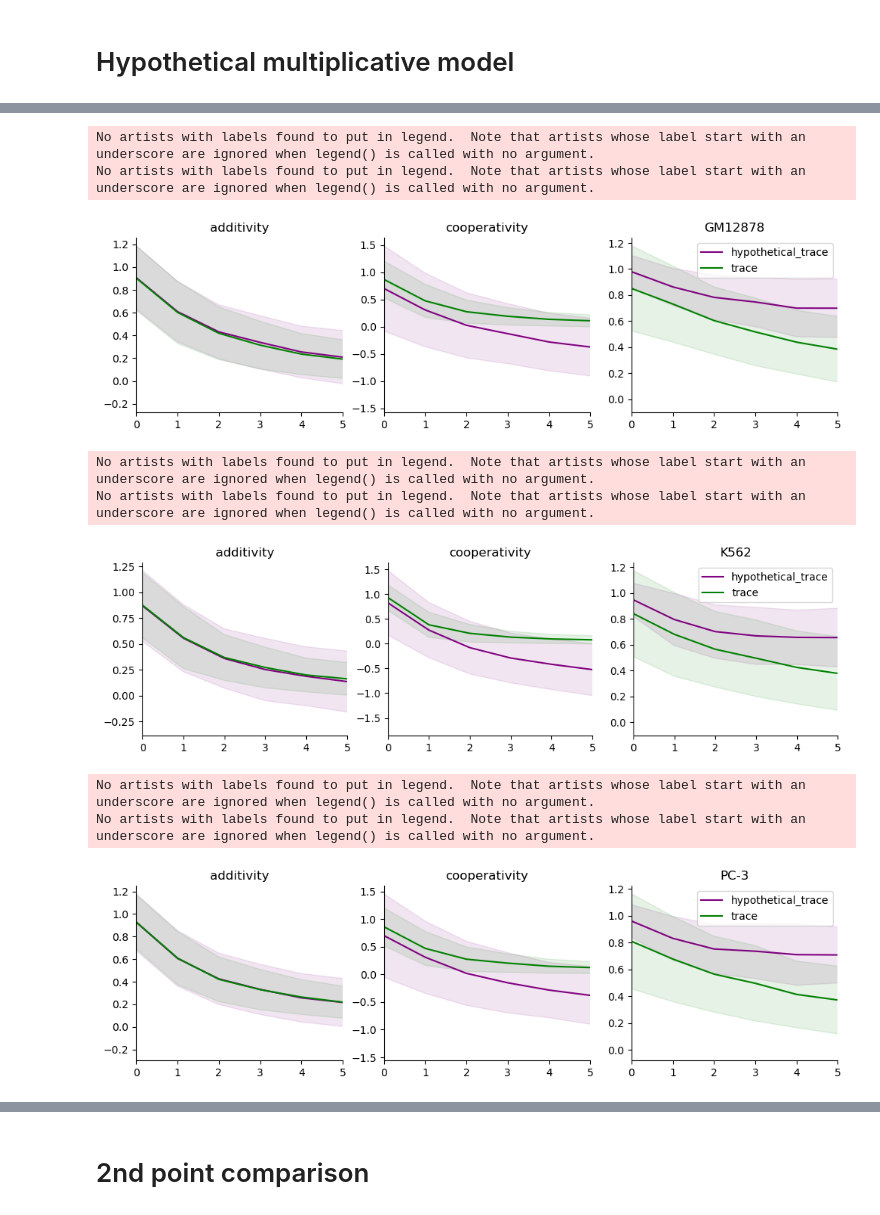
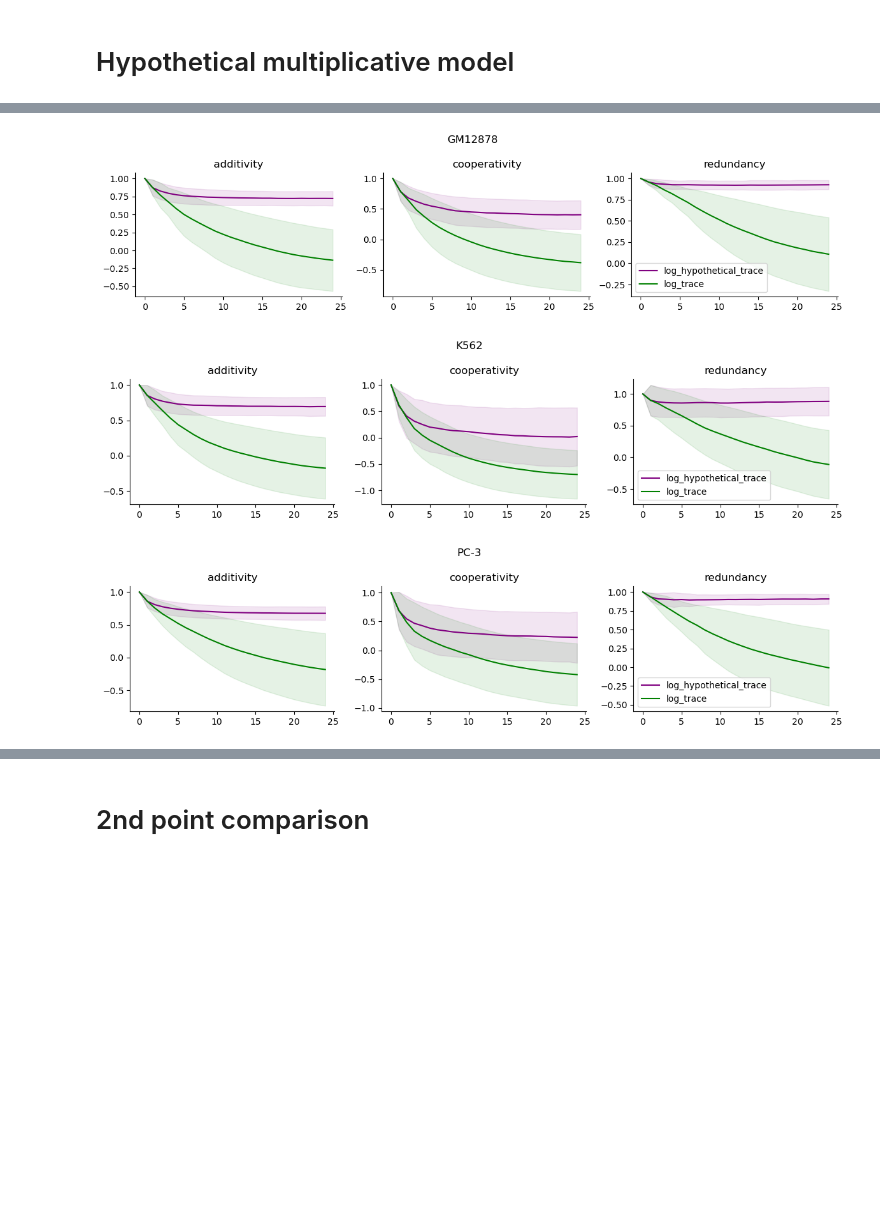
Before and after one commit to p-koo/creme-nn, a Jupyter notebook: figures/enhancer_greedy_search.ipynb, the cells around one changed output, grey strips where cells are left out. Drawn from its saved outputs; the diff is of its cells as text; code cells hidden in the pictures; blank space fills up the shorter version.

```diff
--- a/figures/enhancer_greedy_search.ipynb
+++ b/figures/enhancer_greedy_search.ipynb
@@ -175,7 +175,7 @@ for cell_line, cell_df in all_traces.groupby('cell_line'):
             ax.fill_between(range(len(t_mean)), t_mean-t_std, t_mean+t_std, alpha=0.1, color=colors[i])
             ax.spines['top'].set_visible(False)
             ax.spines['right'].set_visible(False)
-            ax.set_xlim(0, 5)
+            # ax.set_xlim(0, 5)
     axes[0].legend(frameon=False, bbox_to_anchor=[1.2,1])
     plt.suptitle(cell_line)
     plt.tight_layout()
@@ -293,32 +227,29 @@ array([[ 1.        ,  0.947242  ,  0.9019698 , ...,  0.00720829,
 # %%
 all_traces = pd.read_csv(f'{summary_csv_dir}/{optimization_name}_traces.csv', index_col='Unnamed: 0')
 colors = ['purple', 'green']
-for cell_line, cell_line_df in all_traces.merge(strata_seq_ids, on='seq_id').groupby('cell_line_x'):
+for cell_line, cell_line_df in all_traces.merge(strata_seq_ids, on=['seq_id', 'cell_line']).groupby('cell_line'):
     fig, axes = plt.subplots(1, 3, figsize=[12, 3])
     for g, (group, df) in enumerate(cell_line_df.groupby('label')):
         ax = axes[g]
         N = df.shape[0]
-        for l, label in enumerate(['hypothetical_trace', 'trace']):
+        for l, label in enumerate(['log_hypothetical_trace', 'log_trace']):
             x = df[label].values.reshape(N//N_iters, N_iters)
 
             mean = x.mean(axis=0)
             std = x.std(axis=0)
             ax.plot(mean, c=colors[l], label=label)
             ax.fill_between(range(N_iters), mean-std, mean+std, alpha=0.1, color=colors[l])
-        plt.legend()
+
         ax.spines['top'].set_visible(False)
         ax.spines['right'].set_visible(False)
         ax.set_title(group)
-        ax.set_xlim(0, 5)
-    plt.title(cell_line)
+        # ax.set_xlim(0, 5)
+    plt.suptitle(cell_line)
+    plt.tight_layout()
+    plt.legend()
+    fig.savefig(f"{pdf_dir}/{cell_line}_multiplicative_model.pdf")
     plt.show()
 # %% [output]
-No artists with labels found to put in legend.  Note that artists whose label start with an underscore are ignored when legend() is called with no argument.
-No artists with labels found to put in legend.  Note that artists whose label start with an underscore are ignored when legend() is called with no argument.
-[figure, old version]
+[figure, new version]
-No artists with labels found to put in legend.  Note that artists whose label start with an underscore are ignored when legend() is called with no argument.
-No artists with labels found to put in legend.  Note that artists whose label start with an underscore are ignored when legend() is called with no argument.
-[figure, old version]
+[figure, new version]
-No artists with labels found to put in legend.  Note that artists whose label start with an underscore are ignored when legend() is called with no argument.
-No artists with labels found to put in legend.  Note that artists whose label start with an underscore are ignored when legend() is called with no argument.
-[figure, old version]
+[figure, new version]
```
Also changed, not shown: parts of 9 cells of this notebook, 8 other files.
